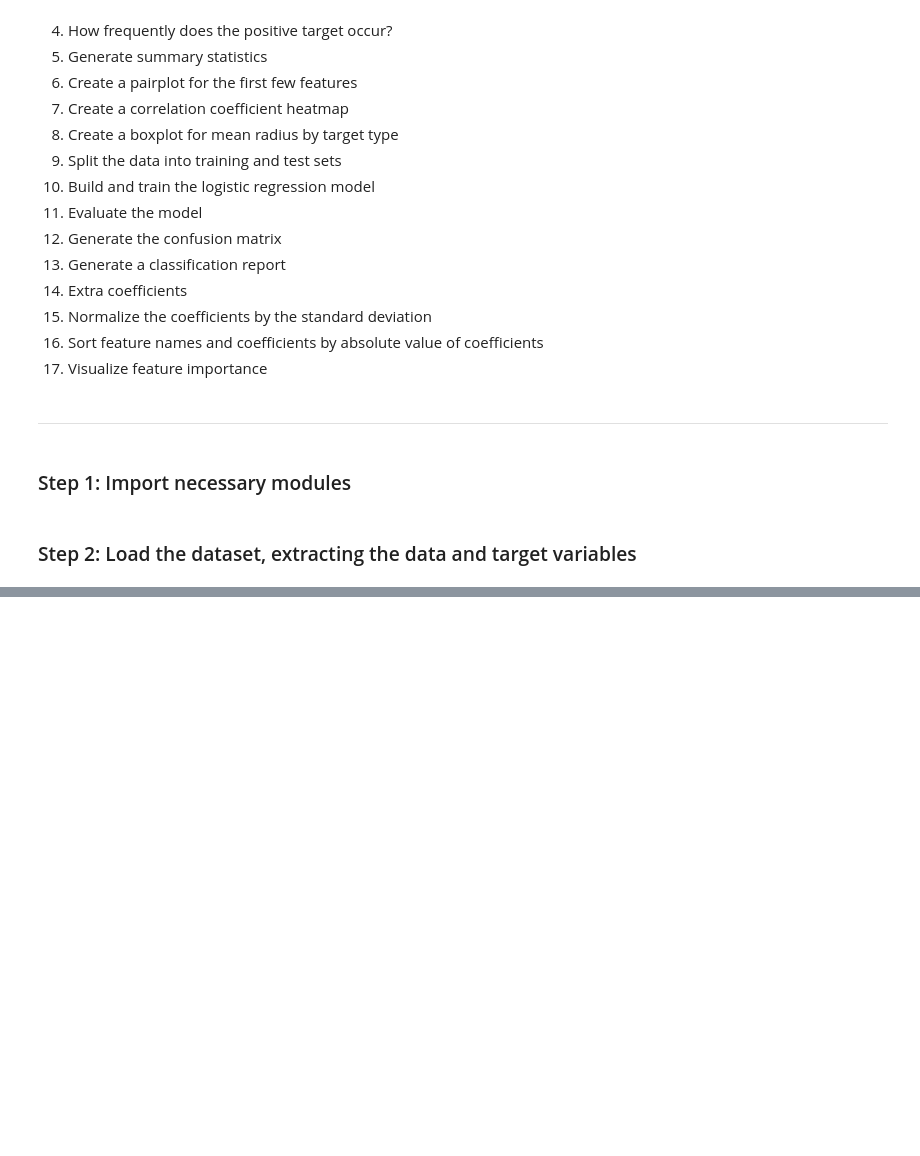
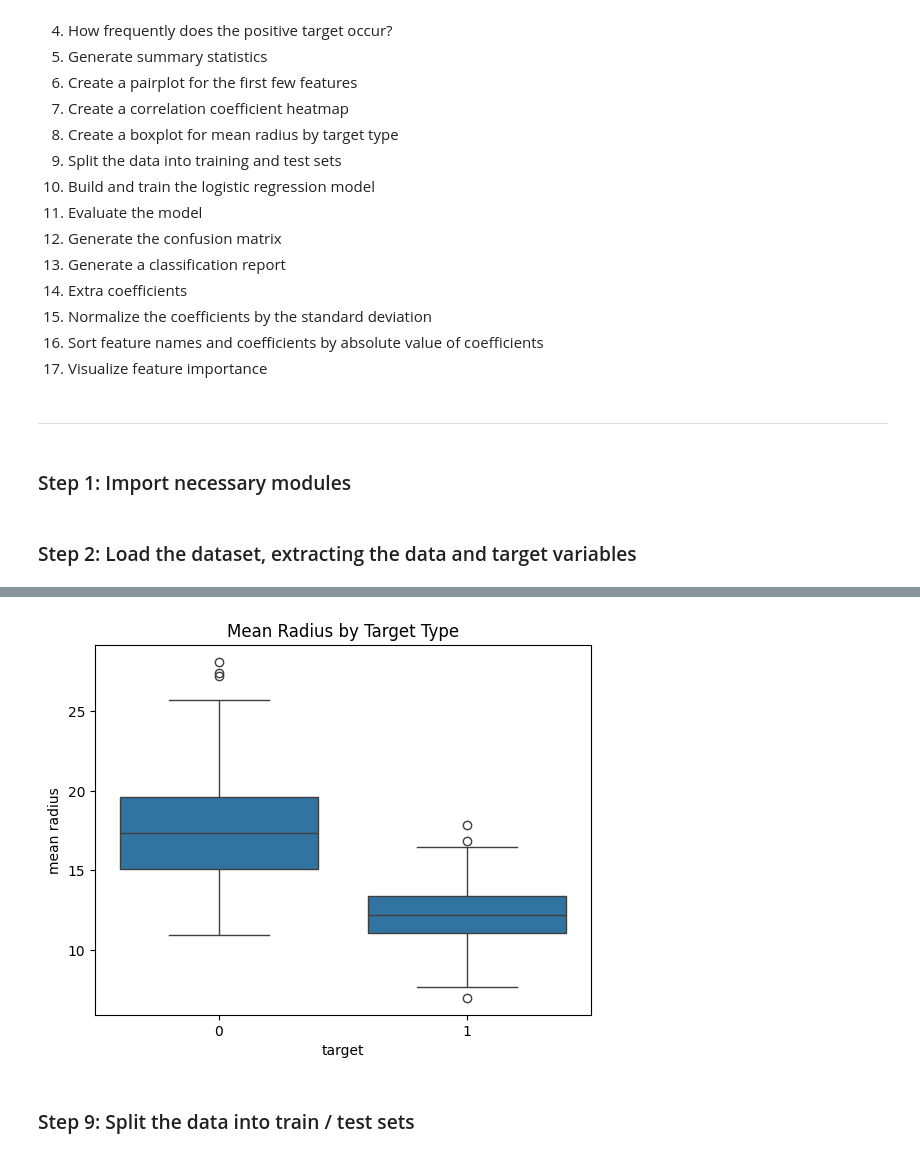
Before and after one commit to danieljcoh/Springboot_AI-ML_Bootcamp, a Jupyter notebook: projects/Logistic_Regression.ipynb, the cells around one changed output, grey strips where cells are left out. Saved outputs shown, nothing was run; the diff lists cells and outputs as text; code cells hidden in the pictures; blank space fills up the shorter version.

```diff
--- a/projects/Logistic_Regression.ipynb
+++ b/projects/Logistic_Regression.ipynb
@@ -46,0 +115,8 @@ df = dataset.data # df will _not_ include target (you need to use `dataset.frame
+# %%
+sns.boxplot(x='target', y='mean radius', data=subset)
+plt.title("Mean Radius by Target Type")
+plt.show()
+# %% [output]
+[figure, added]
+# %% [markdown]
+### Step 9: Split the data into train / test sets
```
Also changed, not shown: parts of 37 cells of this notebook, 2 other files.
